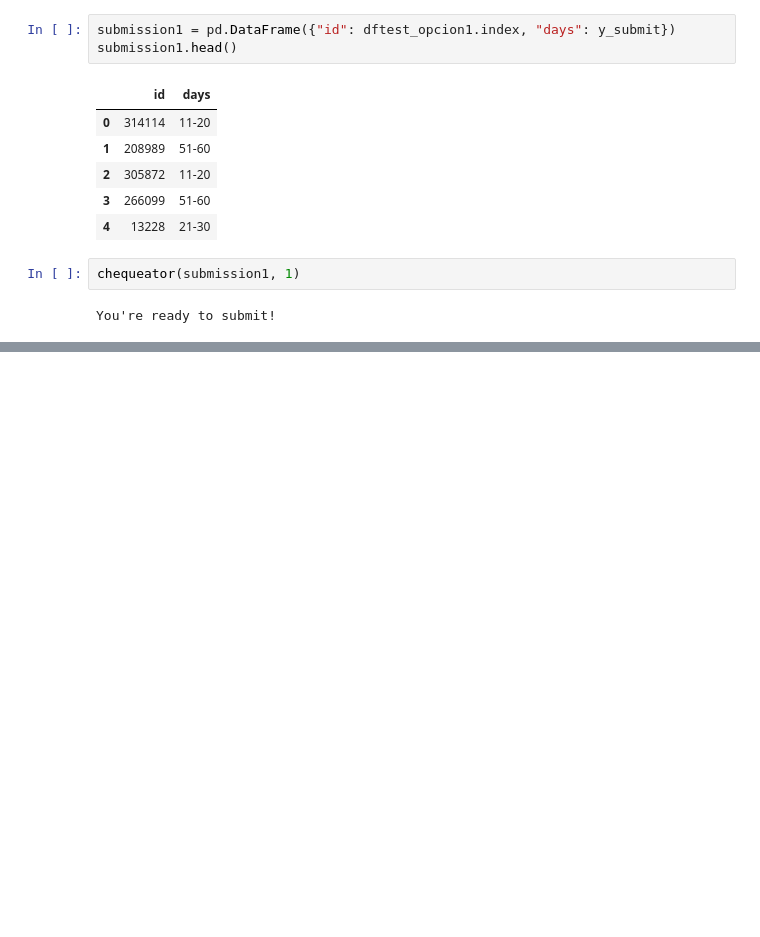
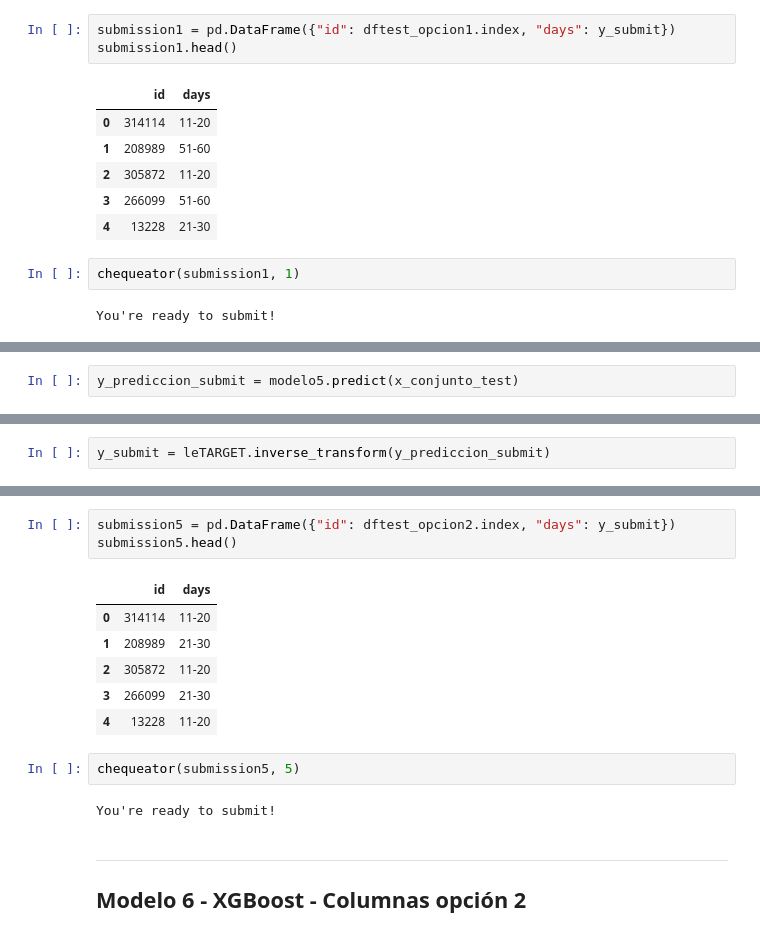
Before and after one commit to leo90rc/Leonardo.DataScience, a Jupyter notebook: Competicion_Kaggle/how-long-would-you-stay-data-ft-apr-2021/HowLongWouldYouStay.ipynb, the cells around one changed output, grey strips where cells are left out. Saved outputs shown, nothing was run; the diff lists cells and outputs as text; blank space fills up the shorter version.

```diff
--- a/Competicion_Kaggle/how-long-would-you-stay-data-ft-apr-2021/HowLongWouldYouStay.ipynb
+++ b/Competicion_Kaggle/how-long-would-you-stay-data-ft-apr-2021/HowLongWouldYouStay.ipynb
@@ -1160,0 +1537,2 @@ You're ready to submit!
+# %%
+y_prediccion_submit = modelo5.predict(x_conjunto_test)
@@ -1160,0 +1543,2 @@ You're ready to submit!
+# %%
+y_submit = leTARGET.inverse_transform(y_prediccion_submit)
@@ -1160,0 +1550,17 @@ You're ready to submit!
+# %%
+submission5 = pd.DataFrame({"id": dftest_opcion2.index, "days": y_submit})
+submission5.head()
+# %% [output]
+|  | id | days |
+| 0 | 314114 | 11-20 |
+| 1 | 208989 | 21-30 |
+| 2 | 305872 | 11-20 |
+| 3 | 266099 | 21-30 |
+| 4 | 13228 | 11-20 |
+# %%
+chequeator(submission5, 5)
+# %% [output]
+You're ready to submit!
+# %% [markdown]
+---
+## Modelo 6 - XGBoost - Columnas opción 2
```
Also changed, not shown: parts of 92 cells of this notebook, 7 other files.
